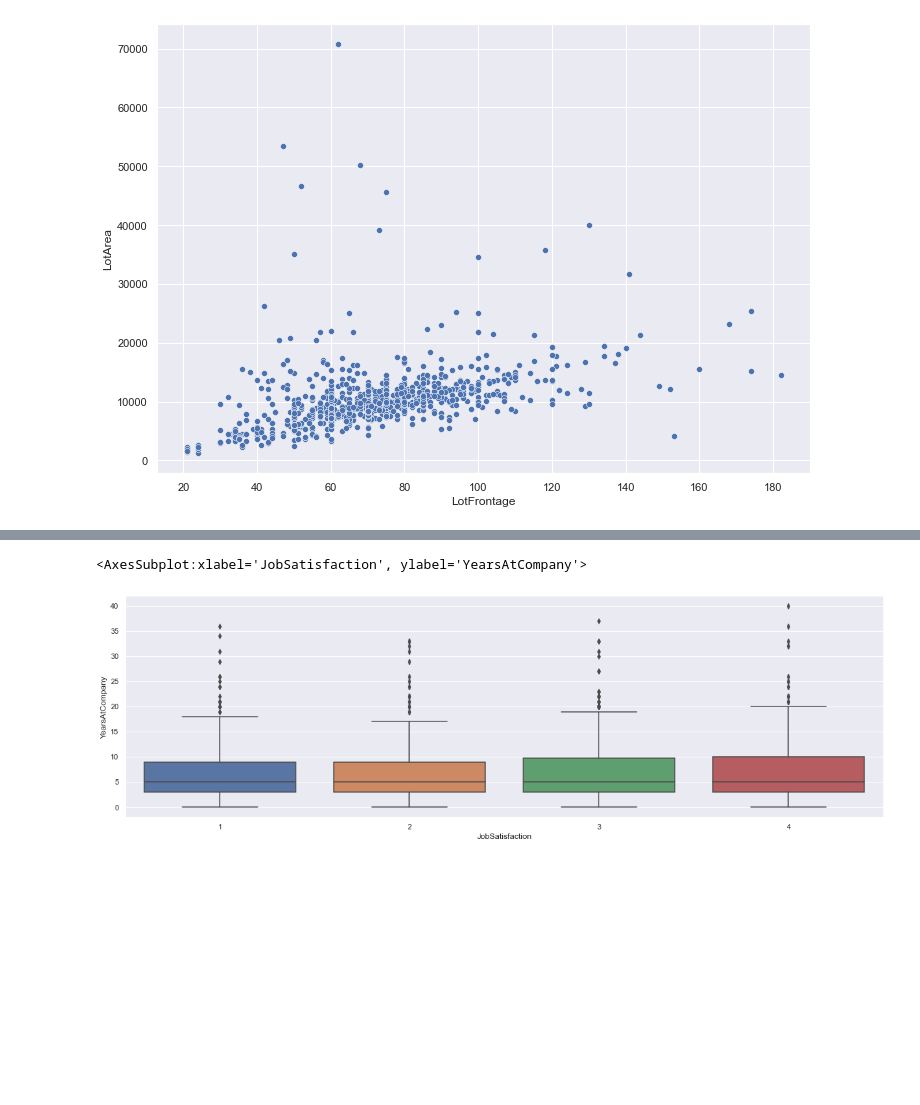
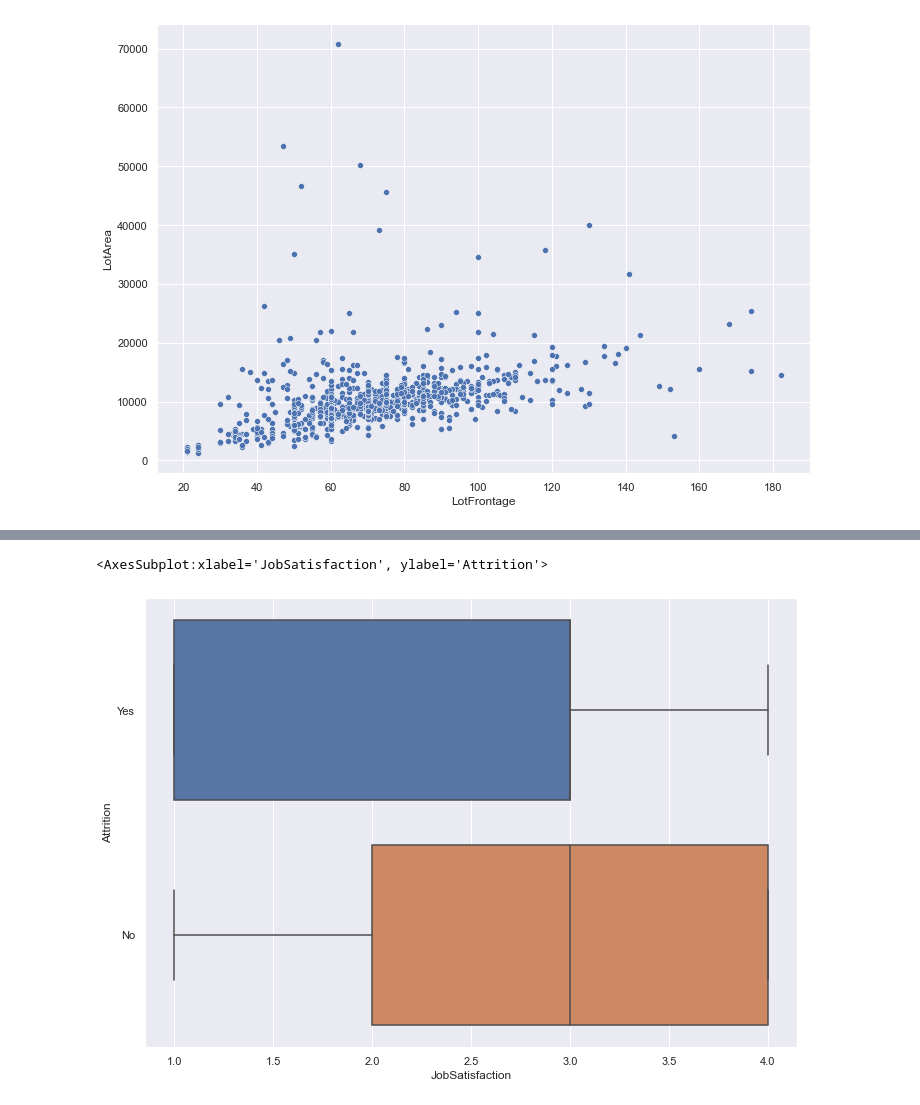
Before and after one commit to Quentin1402/dep-t-python, a Jupyter notebook: data_stat.ipynb, the cells around one changed output, grey strips where cells are left out. Drawn from its saved outputs; the diff is of its cells as text; code cells hidden in the pictures; blank space fills up the shorter version.

```diff
--- a/data_stat.ipynb
+++ b/data_stat.ipynb
@@ -52,6 +51,6 @@ sb.catplot(x="JobSatisfaction", y="YearsAtCompany", data=ibm)
 # %%
-sb.boxplot(x="JobSatisfaction", y="YearsAtCompany", data=ibm)
+sb.boxplot(x="JobSatisfaction", y="Attrition", data=ibm)
 # %% [output]
-<AxesSubplot:xlabel='JobSatisfaction', ylabel='YearsAtCompany'>
+<AxesSubplot:xlabel='JobSatisfaction', ylabel='Attrition'>
-[figure, old version]
+[figure, new version]
 # %%
```
Also changed, not shown: parts of 7 cells of this notebook.
